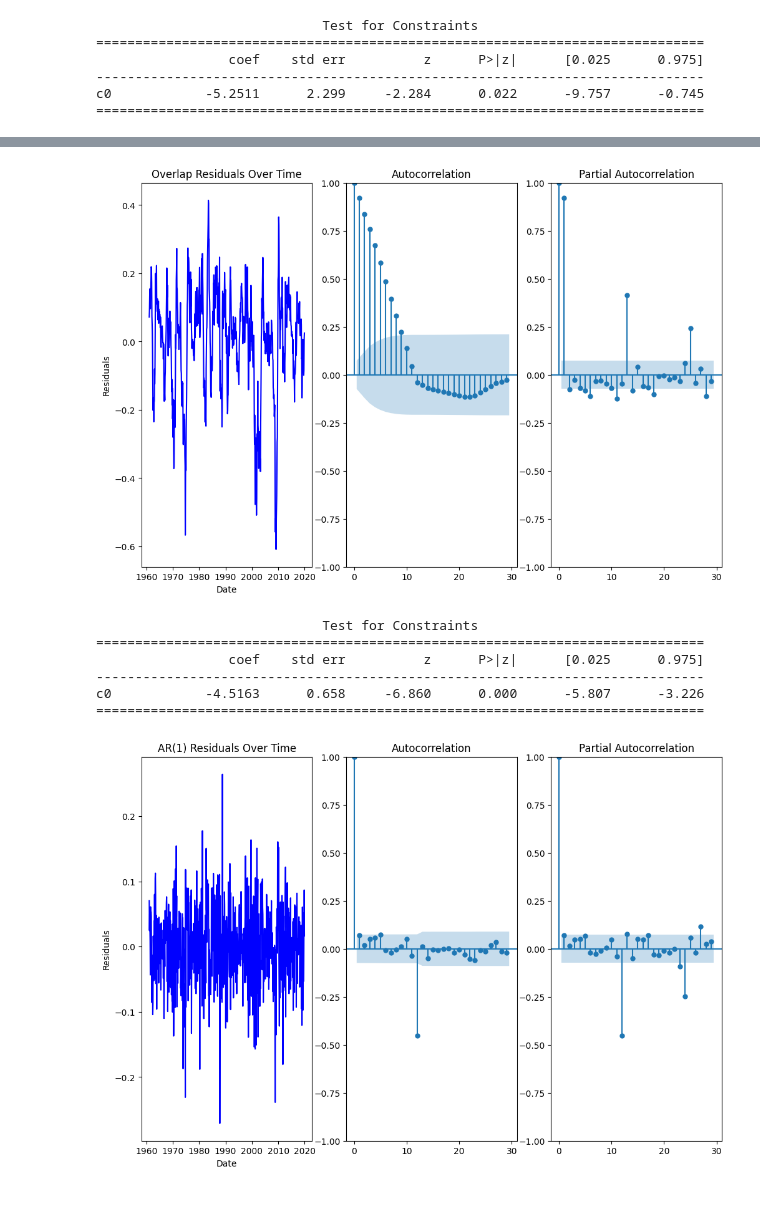
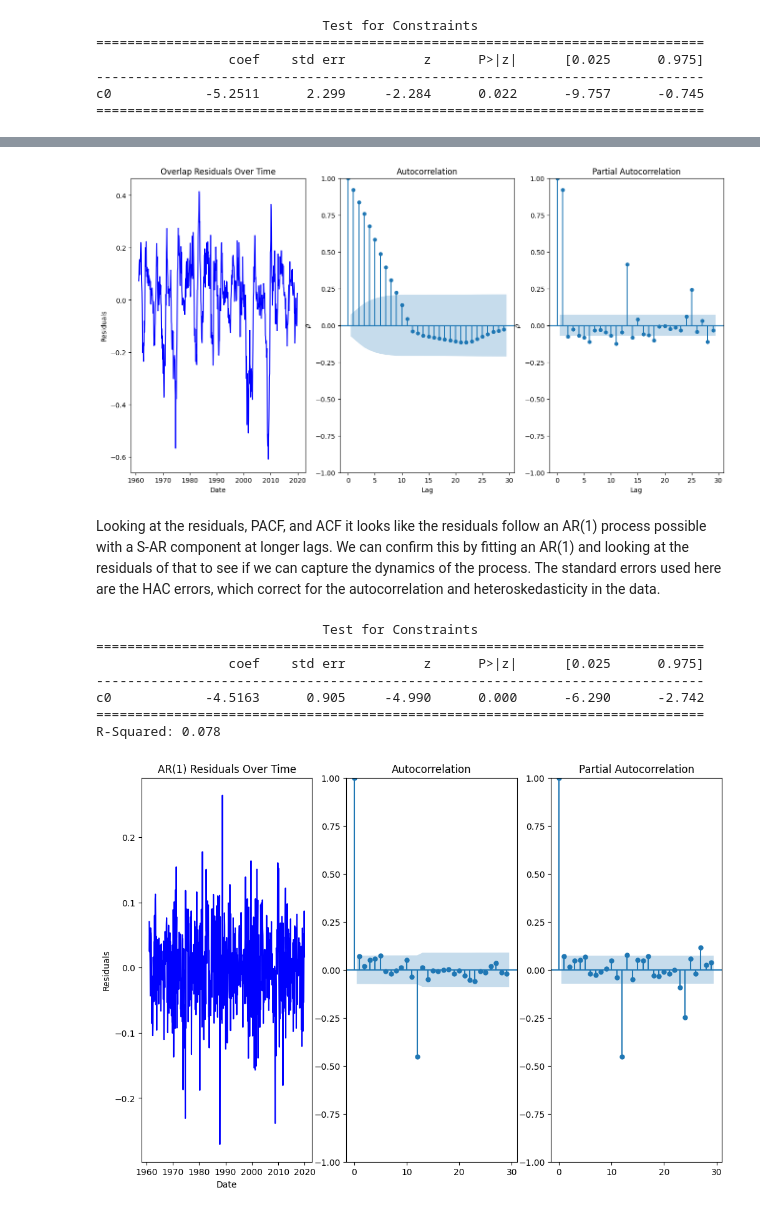
Before and after one commit to hg2777/Time-Series, a Jupyter notebook: ps3/hw3.ipynb, the cells around one changed output, grey strips where cells are left out. Drawn from its saved outputs; the diff is of its cells as text; code cells hidden in the pictures.

```diff
--- a/ps3/hw3.ipynb
+++ b/ps3/hw3.ipynb
@@ -102,4 +116,5 @@ X = add_constant(real_returns['div_yld'])
 X.columns = ['alpha', 'dividend_yield']
 y = real_returns['rtk_k']
 # %%
-overlap_reg = OLS(y, X).fit(cov_type='HC3')
+overlap_reg = OLS(y, X).fit(cov_type='HAC', cov_kwds={'maxlags':1})
+overlap_reg.summary()
@@ -106,23 +141,31 @@ overlap_reg = OLS(y, X).fit(cov_type='HC3')
 # %%
-fig, axes = plt.subplots(1, 3, figsize=(12, 8))
+fig, axes = plt.subplots(1, 3, figsize=(16, 8))
 sns.lineplot(x=real_returns['date'], y=overlap_reg.resid, ax=axes[0], color='blue')
 axes[0].set_xlabel('Date')
 axes[0].set_ylabel('Residuals')
 axes[0].set_title('Overlap Residuals Over Time')
+axes[1].set_xlabel('Lag')
+axes[1].set_ylabel('$\\rho$')
+axes[2].set_xlabel('Lag')
+axes[2].set_ylabel('$\\rho$')
 acf = plot_acf(x=overlap_reg.resid, ax=axes[1])
 pacf = plot_pacf(x=overlap_reg.resid, ax=axes[2])
 plt.show()
 # %% [output]
-[figure, old version]
+[figure, new version]
+# %% [markdown]
+Looking at the residuals, PACF, and ACF it looks like the residuals follow an AR(1) process possible with a S-AR component at longer lags. We can confirm this by fitting an AR(1) and looking at the residuals of that to see if we can capture the dynamics of the process. The standard errors used here are the HAC errors, which correct for the autocorrelation and heteroskedasticity in the data.
 # %%
 print(overlap_reg.t_test('dividend_yield = 0'))
+print(f'R-Squared: {0.078}')
 # %% [output]
                              Test for Constraints
 ==============================================================================
                  coef    std err          z      P>|z|      [0.025      0.975]
 ------------------------------------------------------------------------------
-c0            -4.5163      0.658     -6.860      0.000      -5.807      -3.226
+c0            -4.5163      0.905     -4.990      0.000      -6.290      -2.742
 ==============================================================================
+R-Squared: 0.078
 # %%
 arima = ARIMA(overlap_reg.resid, order=(1, 0, 0)).fit()
 fig, axes = plt.subplots(1, 3, figsize=(12, 8))
```
Also changed, not shown: parts of 12 cells of this notebook.
